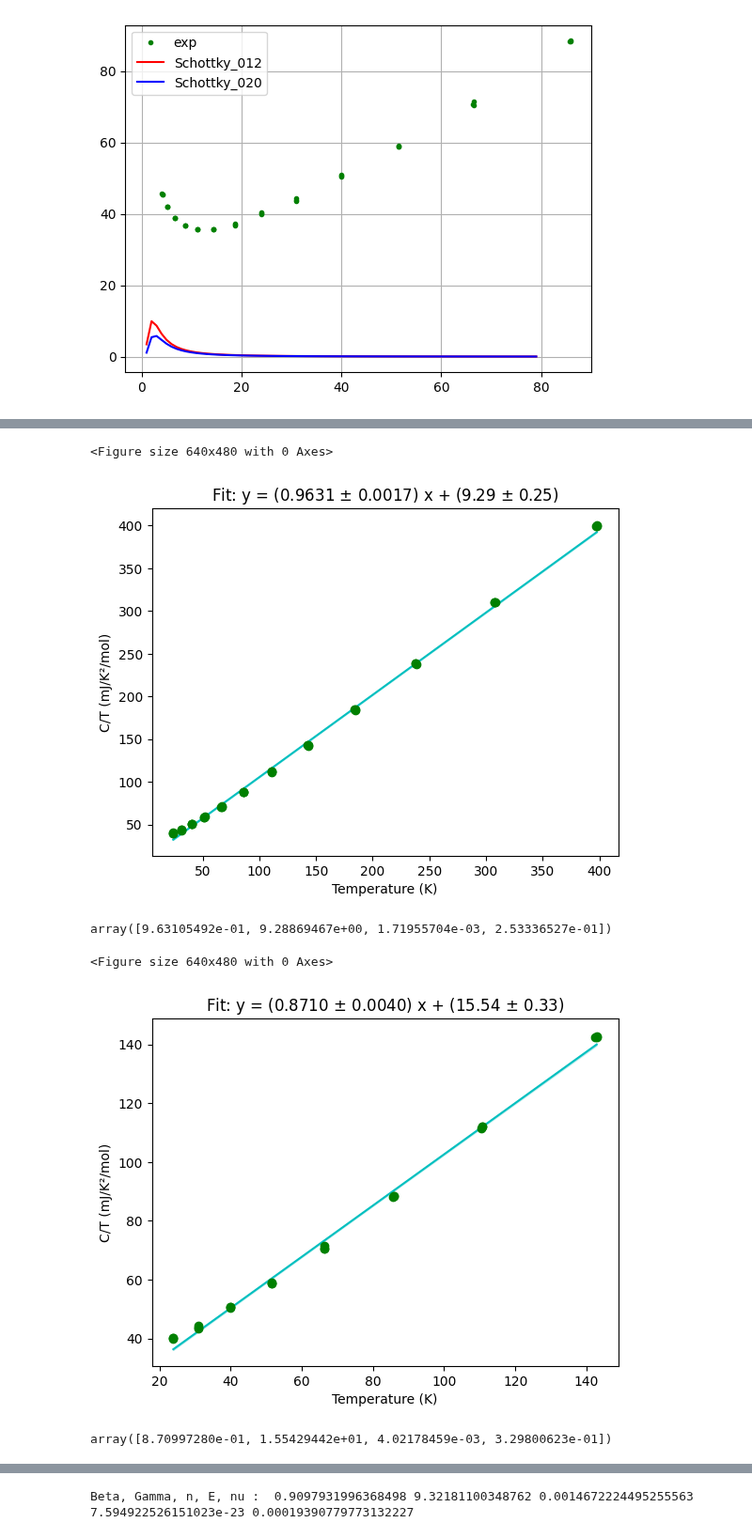
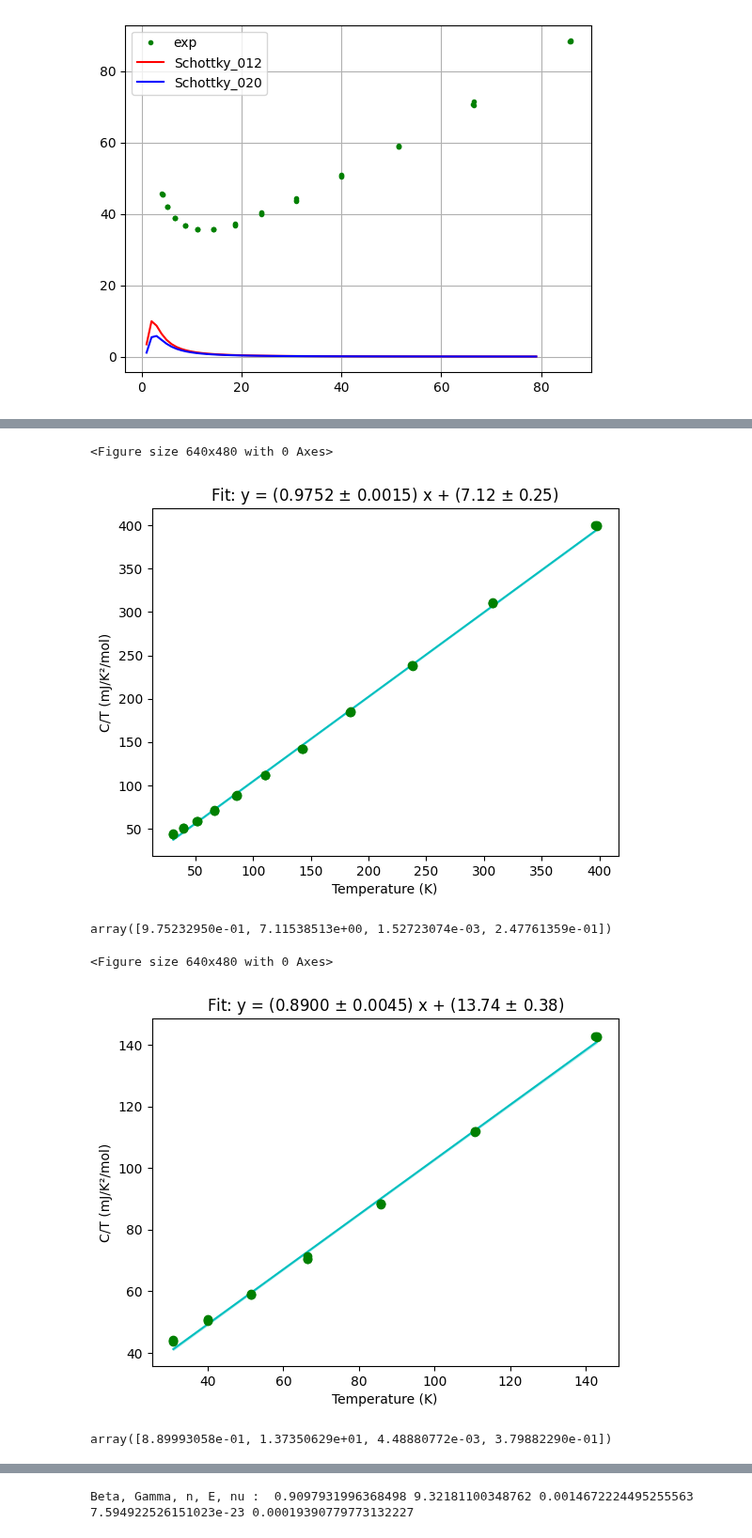
Before and after one commit to Gamal-on/YBCO, a Jupyter notebook: results_YBCO_P24.ipynb, the cells around one changed output, grey strips where cells are left out. Shown at 94% size. Saved outputs shown, nothing was run; the diff lists cells and outputs as text; code cells hidden in the pictures.

```diff
--- a/results_YBCO_P24.ipynb
+++ b/results_YBCO_P24.ipynb
@@ -67,17 +67,17 @@ Between 5 K and 12 K :  We found $\beta = 0.871 mJ/K⁴/mol$ and $\gamma = 15.5
 # %%
-linear_acoustic_fit.linear_fit(20, 400, cnt.squared_temperature_P24, cnt.hc_div_temp_P24,
+linear_acoustic_fit.linear_fit(25, 400, cnt.squared_temperature_P24, cnt.hc_div_temp_P24,
                                cnt.err_squared_temperature_P24,cnt.err_hc_div_temp_P24)
 # %% [output]
 <Figure size 640x480 with 0 Axes>
-[figure, old version]
+[figure, new version]
-array([9.63105492e-01, 9.28869467e+00, 1.71955704e-03, 2.53336527e-01])
+array([9.75232950e-01, 7.11538513e+00, 1.52723074e-03, 2.47761359e-01])
 # %%
-linear_acoustic_fit.linear_fit(20, 144, cnt.squared_temperature_P24, cnt.hc_div_temp_P24,
+linear_acoustic_fit.linear_fit(25, 144, cnt.squared_temperature_P24, cnt.hc_div_temp_P24,
                                cnt.err_squared_temperature_P24,cnt.err_hc_div_temp_P24)
 # %% [output]
 <Figure size 640x480 with 0 Axes>
-[figure, old version]
+[figure, new version]
-array([8.70997280e-01, 1.55429442e+01, 4.02178459e-03, 3.29800623e-01])
+array([8.89993058e-01, 1.37350629e+01, 4.48880772e-03, 3.79882290e-01])
 # %% [markdown]
 ### Non linear fit, Debye + Einstein model
 
```
Also changed, not shown: parts of 5 cells of this notebook, 4 other files.
